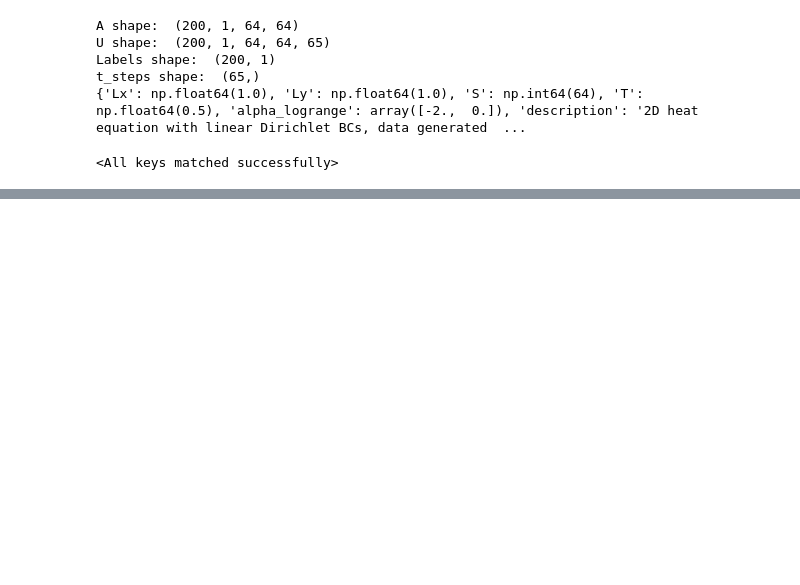
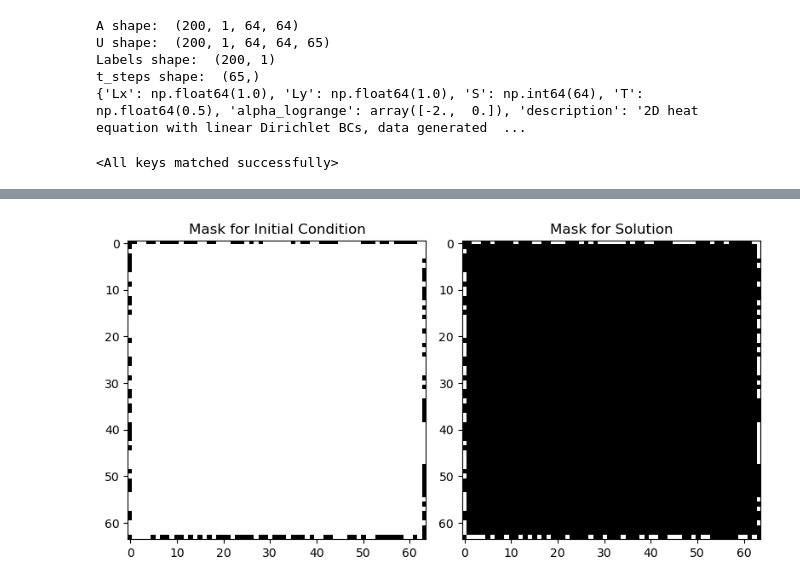
Before and after one commit to cmt-dtu-energy/dynamical-pde-diffusion, a Jupyter notebook: notebooks/01_heat_model.ipynb, the cells around one changed output, grey strips where cells are left out. Cells and saved outputs as stored; diff of their text form; code cells hidden in the pictures; blank space fills up the shorter version.

```diff
--- a/notebooks/01_heat_model.ipynb
+++ b/notebooks/01_heat_model.ipynb
@@ -128,0 +121,20 @@ Final total loss: 12.3065
+# %%
+inside_mask = torch.ones_like(boundary_obs, dtype=torch.bool)
+inside_mask[0, :] = 0
+inside_mask[-1, :] = 0
+inside_mask[:, 0] = 0
+inside_mask[:, -1] = 0
+
+mask_a = boundary_obs.clone().int()
+mask_a[inside_mask] = 1
+mask_u = boundary_obs.clone().int()
+
+fig, axs = plt.subplots(1, 2, figsize=(8, 4))
+im0 = axs[0].imshow(mask_a.cpu(), cmap="gray", vmin=0, vmax=1)
+axs[0].set_title("Mask for Initial Condition")
+im1 = axs[1].imshow(mask_u.cpu(), cmap="gray", vmin=0, vmax=1)
+axs[1].set_title("Mask for Solution")
+plt.tight_layout()
+plt.show()
+# %% [output]
+[figure, added]
```
Also changed, not shown: parts of 14 cells of this notebook, 9 other files.
